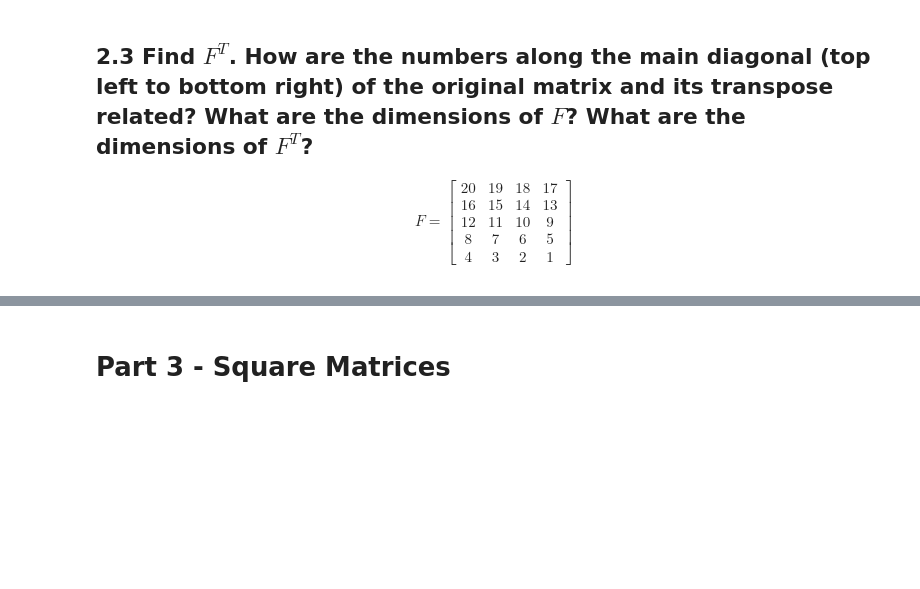
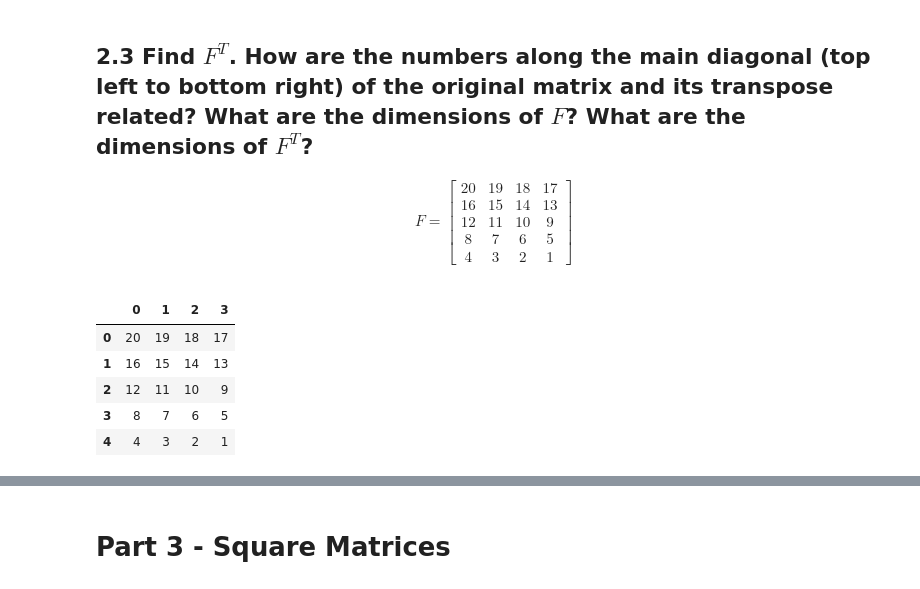
Before and after one commit to rawalk/DS-Unit-1-Sprint-3-Linear-Algebra, a Jupyter notebook: module1-vectors-and-matrices/LS_DS_131_Vectors_and_Matrices_Assignment.ipynb, the cells around one changed output, grey strips where cells are left out. Cells and saved outputs as stored; diff of their text form; code cells hidden in the pictures; blank space fills up the shorter version.

```diff
--- a/module1-vectors-and-matrices/LS_DS_131_Vectors_and_Matrices_Assignment.ipynb
+++ b/module1-vectors-and-matrices/LS_DS_131_Vectors_and_Matrices_Assignment.ipynb
@@ -309,0 +371,13 @@ F =
+# %%
+# hard code the matrix in a pandas dataframe.
+F = np.array([[20,19,18,17],[16,15,14,13],[12,11,10,9],[8,7,6,5],[4,3,2,1]])
+pd.DataFrame(F)
+
+# dimensions are 5, 4
+# %% [output]
+|  | 0 | 1 | 2 | 3 |
+| 0 | 20 | 19 | 18 | 17 |
+| 1 | 16 | 15 | 14 | 13 |
+| 2 | 12 | 11 | 10 | 9 |
+| 3 | 8 | 7 | 6 | 5 |
+| 4 | 4 | 3 | 2 | 1 |
```
Also changed, not shown: parts of 16 cells of this notebook.
